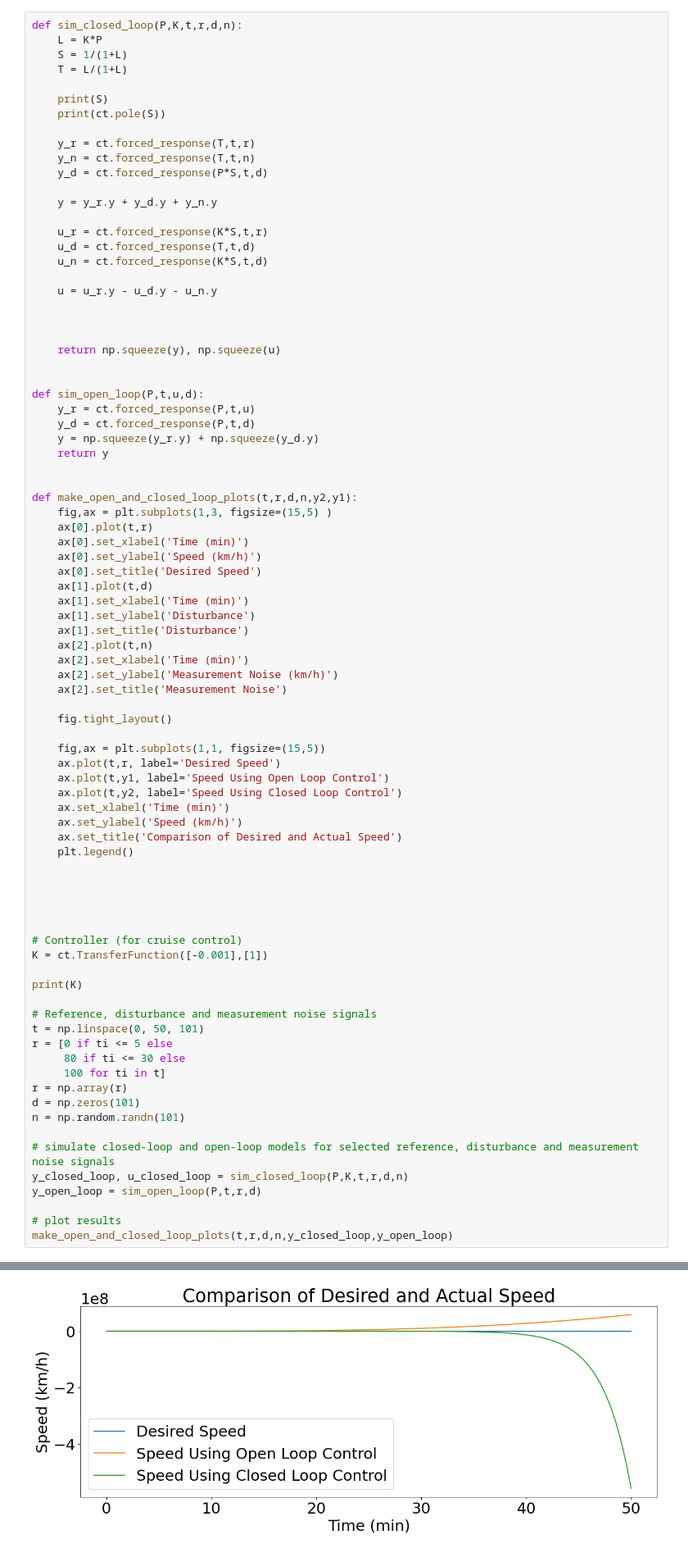
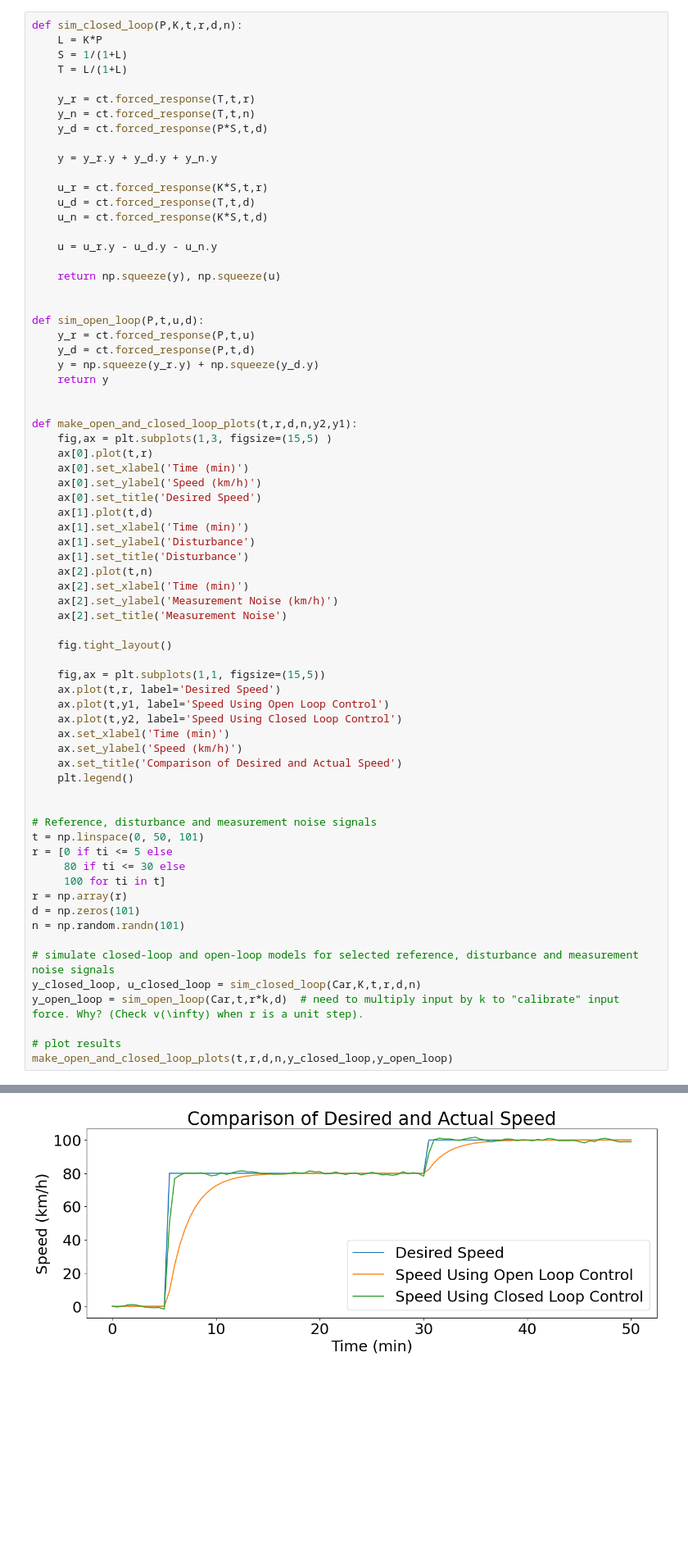
Before and after one commit to issam-akhtar/ENEL44-Unit-2---Intro-to-control, a Jupyter notebook: sensitivity function.ipynb, the cells around one changed output, grey strips where cells are left out. Shown at 82% size. Saved outputs shown, nothing was run; the diff lists cells and outputs as text; blank space fills up the shorter version.

Commit message:
changed example to cruise control

```diff
--- a/sensitivity function.ipynb
+++ b/sensitivity function.ipynb
@@ -225,9 +123,6 @@ def sim_closed_loop(P,K,t,r,d,n):
     L = K*P
     S = 1/(1+L)
     T = L/(1+L)
-
-    print(S)
-    print(ct.pole(S))
 
     y_r = ct.forced_response(T,t,r)
     y_n = ct.forced_response(T,t,n)
@@ -240,8 +135,6 @@ def sim_closed_loop(P,K,t,r,d,n):
     u_n = ct.forced_response(K*S,t,d)
 
     u = u_r.y - u_d.y - u_n.y
-
-
 
     return np.squeeze(y), np.squeeze(u)
 
@@ -280,14 +173,6 @@ def make_open_and_closed_loop_plots(t,r,d,n,y2,y1):
     plt.legend()
 
 
-
-
-
-# Controller (for cruise control)
-K = ct.TransferFunction([-0.001],[1])
-
-print(K)
-
 # Reference, disturbance and measurement noise signals
 t = np.linspace(0, 50, 101)
 r = [0 if ti <= 5 else
@@ -298,8 +183,8 @@ d = np.zeros(101)
 n = np.random.randn(101)
 
 # simulate closed-loop and open-loop models for selected reference, disturbance and measurement noise signals
-y_closed_loop, u_closed_loop = sim_closed_loop(P,K,t,r,d,n)
-y_open_loop = sim_open_loop(P,t,r,d)
+y_closed_loop, u_closed_loop = sim_closed_loop(Car,K,t,r,d,n)
+y_open_loop = sim_open_loop(Car,t,r*k,d)  # need to multiply input by k to "calibrate" input force. Why? (Check v(\infty) when r is a unit step).
 
 # plot results
 make_open_and_closed_loop_plots(t,r,d,n,y_closed_loop,y_open_loop)
@@ -318,4 +193,4 @@ s^3 + 0.01175 s^2 + 2.229e-07 s - 0.05478
-[figure, old version]
+[figure, new version]
 # %% [markdown]
 # Effect of disturbance (open-loop vs closed-loop)
 # %%
```
Also changed, not shown: parts of 18 cells of this notebook, 1 other file.
